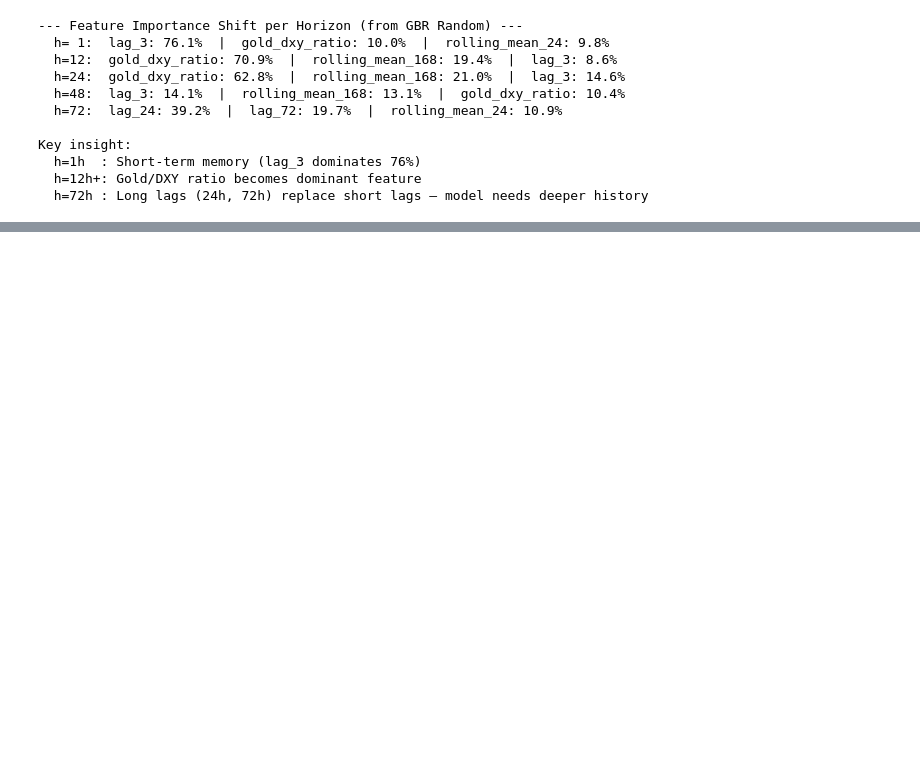
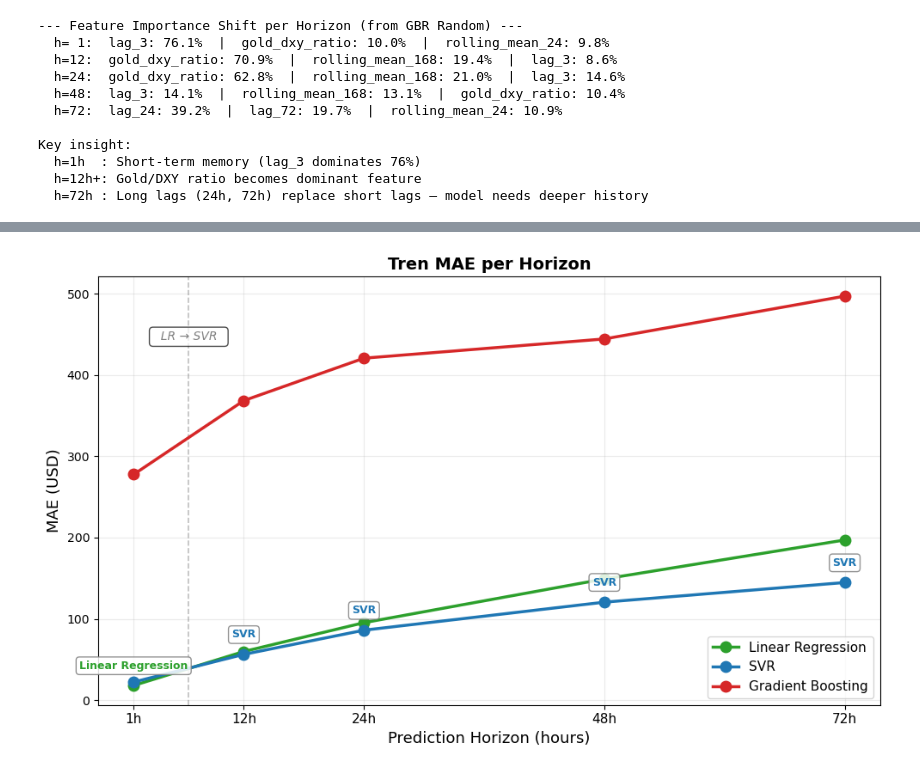
Before and after one commit to ilydien/Gold-Prediction-Big-Data-Kel3, a Jupyter notebook: eksperiment/experiment.ipynb, the cells around one changed output, grey strips where cells are left out. Saved outputs shown, nothing was run; the diff lists cells and outputs as text; code cells hidden in the pictures; blank space fills up the shorter version.

```diff
--- a/eksperiment/experiment.ipynb
+++ b/eksperiment/experiment.ipynb
@@ -1635,0 +1665,61 @@ Key insight:
+# %%
+
+# Line Chart: MAE vs Horizon + Cross-over Annotation
+
+fig, ax = plt.subplots(figsize=(10, 6))
+
+for mk in MODEL_KEYS:
+    mae_vals = [
+        next((r["mae"] for r in all_grid
+              if r["model_name"] == mk and r["horizon"] == h), 0)
+        for h in HORIZONS
+    ]
+    ax.plot(
+        HORIZONS, mae_vals,
+        marker="o", linewidth=2.5, markersize=9,
+        color=MODEL_COLORS[mk],
+        label=MODEL_LABELS[mk],
+        zorder=3,
+    )
+
+# Annotate champion name at each horizon point
+for i, h in enumerate(HORIZONS):
+    champ_key = champions[str(h)]["model"]
+    champ_mae = champions[str(h)]["mae"]
+    ax.annotate(
+        MODEL_LABELS[champ_key],
+        (h, champ_mae),
+        textcoords="offset points",
+        xytext=(0, 14),
+        ha="center",
+        fontsize=9,
+        fontweight="bold",
+        color=MODEL_COLORS[champ_key],
+        bbox=dict(boxstyle="round,pad=0.3", facecolor="white", alpha=0.85, edgecolor="gray"),
+    )
+
+# Vertical dashed line at cross-over (LR → SVR between 1h and 12h)
+ax.axvline(x=6.5, color="gray", linestyle="--", alpha=0.5, linewidth=1.2)
+ax.text(
+    6.5, ax.get_ylim()[1] * 0.85,
+    "  LR → SVR  ",
+    ha="center", fontsize=10, fontstyle="italic",
+    color="gray",
+    bbox=dict(boxstyle="round", facecolor="white", alpha=0.7),
+)
+
+ax.set_xlabel("Prediction Horizon (hours)", fontsize=13)
+ax.set_ylabel("MAE (USD)", fontsize=13)
+ax.set_title(
+    "Tren MAE per Horizon",
+    fontsize=14, fontweight="bold",
+)
+ax.set_xticks(HORIZONS)
+ax.set_xticklabels(HORIZON_LABELS, fontsize=11)
+ax.legend(fontsize=11)
+ax.grid(True, alpha=0.25)
+
+plt.tight_layout()
+plt.show()
+# %% [output]
+[figure, added]
```
Also changed, not shown: parts of 38 cells of this notebook, 1 other file.
